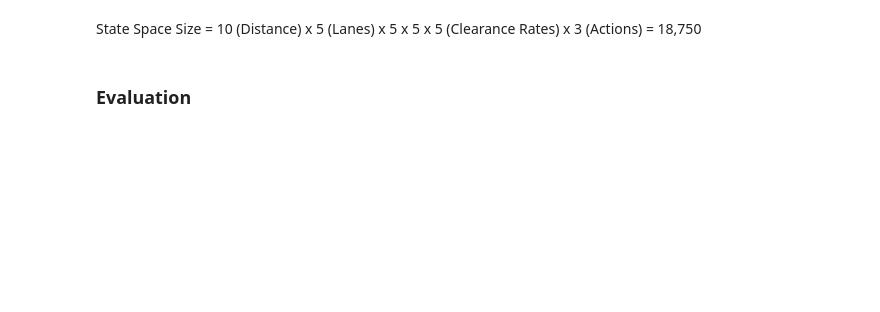
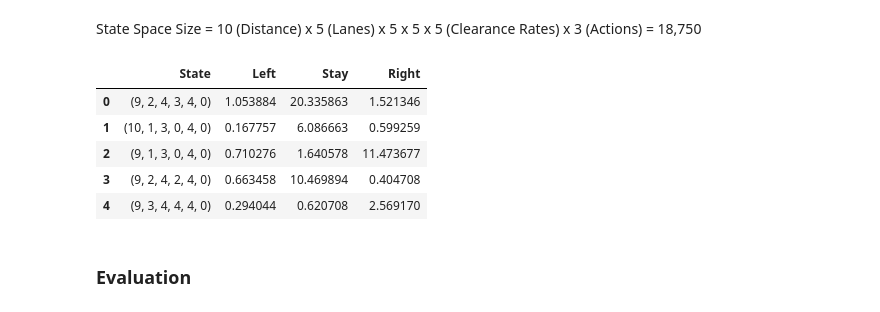
Before and after one commit to danieljames96/LaneSwitchRL-Simulation, a Jupyter notebook: notebooks/task2.ipynb, the cells around one changed output. Cells and saved outputs as stored; diff of their text form; code cells hidden in the pictures; blank space fills up the shorter version.

```diff
--- a/notebooks/task2.ipynb
+++ b/notebooks/task2.ipynb
@@ -97,13 +100,11 @@ def plot_eval_metrics(all_episode_rewards, all_timesteps, window_size=10):
 # %%
 # Create the environment
-env = CustomTrafficEnvironment(max_time_steps=10000, logging_level=logging.CRITICAL)
-
+env = CustomTrafficEnvironment(max_time_steps=10000, logging_enabled=False)
 # Evaluate each strategy
 strategy = 'fastest_adjacent'
 rewards_dict = {}
 timesteps_dict = {}
 
-env.logger.info(f"Evaluating {strategy} strategy")
 agent = RuleBasedAgent(strategy=strategy)
 # episode_rewards, checkpoint_rewards, timesteps_to_termination = evaluate_agent(agent, env)
 all_episode_rewards, all_timesteps = evaluate_agent(agent, env, num_episodes=500)
@@ -120,7 +123,7 @@ Average timesteps to termination for Fastest Adjacent Lane strategy: 266.958
 ### Same Lane
 # %%
 # Create the environment
-env = CustomTrafficEnvironment(max_time_steps=10000, logging_level=logging.CRITICAL)
+env = CustomTrafficEnvironment(max_time_steps=10000, logging_enabled=False)
 
 for i in range(5):
     env.logger.info(f"Evaluating Agent {i+1}")
@@ -173,5 +195,29 @@ print(len(td_lambda.Q))
 # %% [markdown]
  State Space Size = 10 (Distance) x 5 (Lanes) x 5 x 5 x 5 (Clearance Rates) x 3 (Actions) = 18,750
+# %%
+data = {
+        "State": [],
+        "Left": [],
+        "Stay": [],
+        "Right": []
+    }
+
+for state, q_values in td_lambda.Q.items():
+    data["State"].append(state)
+    for i in range(len(q_values)):
+        data['Left' if i==0 else 'Stay' if i==1 else 'Right'].append(q_values[i])
+
+# Convert the dictionary to a DataFrame
+q_df = pd.DataFrame(data)
+# %%
+q_df.head()
+# %% [output]
+|  | State | Left | Stay | Right |
+| 0 | (9, 2, 4, 3, 4, 0) | 1.053884 | 20.335863 | 1.521346 |
+| 1 | (10, 1, 3, 0, 4, 0) | 0.167757 | 6.086663 | 0.599259 |
+| 2 | (9, 1, 3, 0, 4, 0) | 0.710276 | 1.640578 | 11.473677 |
+| 3 | (9, 2, 4, 2, 4, 0) | 0.663458 | 10.469894 | 0.404708 |
+| 4 | (9, 3, 4, 4, 4, 0) | 0.294044 | 0.620708 | 2.569170 |
 # %% [markdown]
 ### Evaluation
 # %%
```
Also changed, not shown: parts of 11 cells of this notebook, 6 other files.
